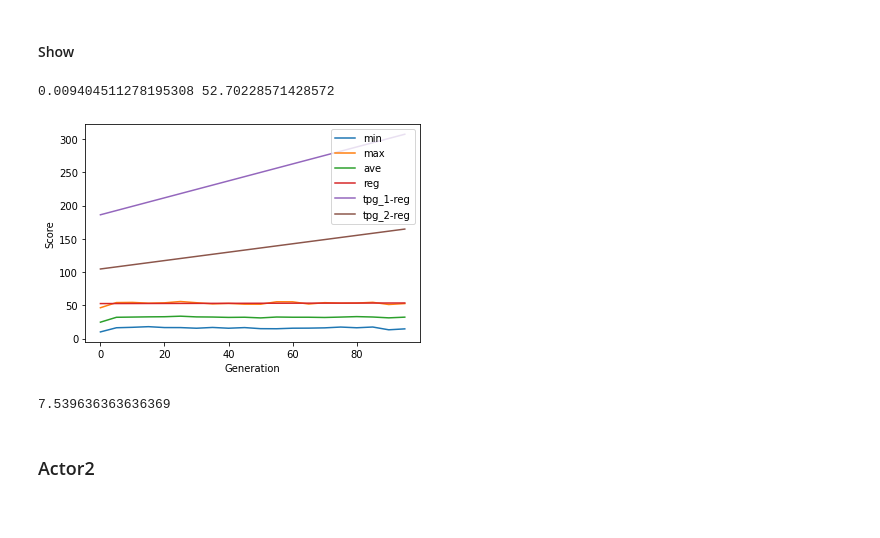
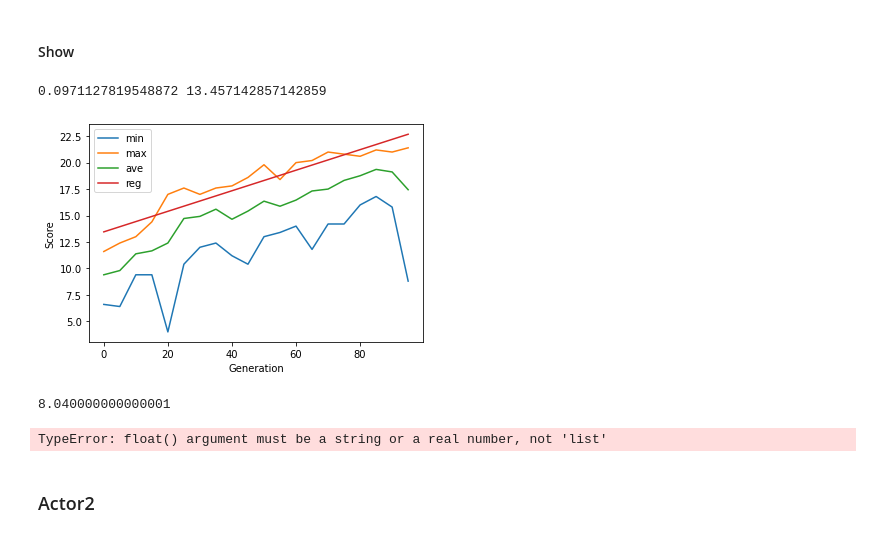
Before and after one commit to oyako-li/TPG, a Jupyter notebook: profile.ipynb, the cells around one changed output. Cells and saved outputs as stored; diff of their text form; code cells hidden in the pictures.

Commit message:
update results

```diff
--- a/profile.ipynb
+++ b/profile.ipynb
@@ -1165,0 +1214,27 @@ FileNotFoundError: [Errno 2] No such file or directory: '../log//Users/matsuzawa
+# %%
+renge=100
+step=5
+ends = (renge//step)
+
+# ma = np.zeros(ends)
+ge = np.arange((ends-ma.size)*step, ends*step, step)
+
+a,b=np.polyfit(ge,ma,1)
+fh=a*ge+b
+print(a, b)
+title = f"./results/tpg-automata-{task.replace('/','-')}"
+# plt.plot(ge, mi, label='min')
+plt.plot(ge, ma, label='loop')
+# plt.plot(ge, av, label='ave')
+plt.plot(ge, fh, label='reg')
+plt.plot(ge, tpg_fh, label='tpg_1-reg')
+plt.plot(ge, mh_fh, label='tpg_2-reg')
+
+plt.ylabel('Score')
+plt.xlabel('Generation')
+plt.legend()
+plt.savefig(f"{title}.png")
+plt.show()
+with open(f'{title}.txt','w') as f:
+    f.write(f'min-min:{min(mi)}, max-min:{min(ma)}, ave-min:{min(av)}, min-max:{max(mi)}, max-max:{max(ma)}, ave-max:{max(av)}, min-ave:{sum(mi)/len(mi)}, max-ave:{sum(ma)/len(ma)}, ave-ave:{sum(av)/len(av)}, fh-a:{a}, fh-b:{b}')
+print(av[-1]-av[0])
@@ -1182,6 +1261,9 @@ files = [
     f'{prefix}10-54-42'
 ]
 task="CartPole-v1"
+# %%
+files = [f'./log/CartPole-v1/2022-12-05/16-53-52']
+task="CartPole-v1"
 # %% [markdown]
 #### Show
 # %%
@@ -1194,36 +1276,36 @@ ma = np.zeros(ends)
 av = np.zeros(ends)
 end=0
 for file in files:
     _mi, _ma, _av, end = log_load(file,task, renge=renge, _step=step)
     assert _mi.size==mi.size, f'{file} {_mi.size} dont match'
     mi=np.add(mi,_mi)
     ma=np.add(ma,_ma)
     av=np.add(av,_av)
 mi=np.divide(mi,len(files))
 ma=np.divide(ma,len(files))
 av=np.divide(av,len(files))
 ge = np.arange((ends-mi.size)*step, ends*step, step)
 
 a,b=np.polyfit(ge,ma,1)
 fh=a*ge+b
 print(a, b)
-title = f"./results/tpg-actor-{task.replace('/','-')}"
+title = f"./results/tpg-actor-1-{task.replace('/','-')}"
 plt.plot(ge, mi, label='min')
 plt.plot(ge, ma, label='max')
 plt.plot(ge, av, label='ave')
 plt.plot(ge, fh, label='reg')
-plt.plot(ge, tpg_fh, label='tpg_1-reg')
-plt.plot(ge, mh_fh, label='tpg_2-reg')
+# plt.plot(ge, tpg_fh, label='tpg_1-reg')
+# plt.plot(ge, mh_fh, label='tpg_2-reg')
 
 plt.ylabel('Score')
 plt.xlabel('Generation')
 plt.legend()
 plt.savefig(f"{title}.png")
 plt.show()
 with open(f'{title}.txt','w') as f:
     f.write(f'min-min:{min(mi)}, max-min:{min(ma)}, ave-min:{min(av)}, min-max:{max(mi)}, max-max:{max(ma)}, ave-max:{max(av)}, min-ave:{sum(mi)/len(mi)}, max-ave:{sum(ma)/len(ma)}, ave-ave:{sum(av)/len(av)}, fh-a:{a}, fh-b:{b}')
 print(av[-1]-av[0])
 # %% [output]
-0.009404511278195308 52.70228571428572
+0.0971127819548872 13.457142857142859
-[figure, old version]
+[figure, new version]
-7.539636363636369
+8.040000000000001
@@ -1230,3 +1314,41 @@ print(av[-1]-av[0])
+# %%
+renge=100
+step=5
+ends = (renge//step)
+
+mi = np.zeros(ends)
+ma = np.zeros(ends)
+av = np.zeros(ends)
+end=0
+for file in files:
+    _mi, _ma, _av = load_act_len(file, _renge=renge, _step=step)
+    assert _mi.size==mi.size, f'{file} {_mi.size} dont match, {_mi}'
+    mi=np.add(mi,_mi)
+    ma=np.add(ma,_ma)
+    av=np.add(av,_av)
+mi=np.divide(mi,len(files))
+ma=np.divide(ma,len(files))
+av=np.divide(av,len(files))
+ge = np.arange((ends-mi.size)*step, ends*step, step)
+
+# a,b=np.polyfit(ge,ma,1)
+# fh=a*ge+b
+# print(a, b)
+title = f"./results/tpg-actor-1-action_node_len-{task.replace('/','-')}"
+plt.plot(ge, mi, label='size')
+plt.plot(ge, ma, label='max')
+plt.plot(ge, av, label='ave')
+# plt.plot(ge, fh, label='reg')
+# plt.plot(ge, tpg_fh, label='tpg_1-reg')
+# plt.plot(ge, mh_fh, label='tpg_2-reg')
+
+plt.ylabel('Score')
+plt.xlabel('Generation')
+plt.legend()
+plt.savefig(f"{title}.png")
+plt.show()
+# %% [output]
+TypeError: float() argument must be a string or a real number, not 'list'
 # %% [markdown]
 ### Actor2
 # %% [markdown]
```
Also changed, not shown: parts of 7 cells of this notebook, 8 other files.
